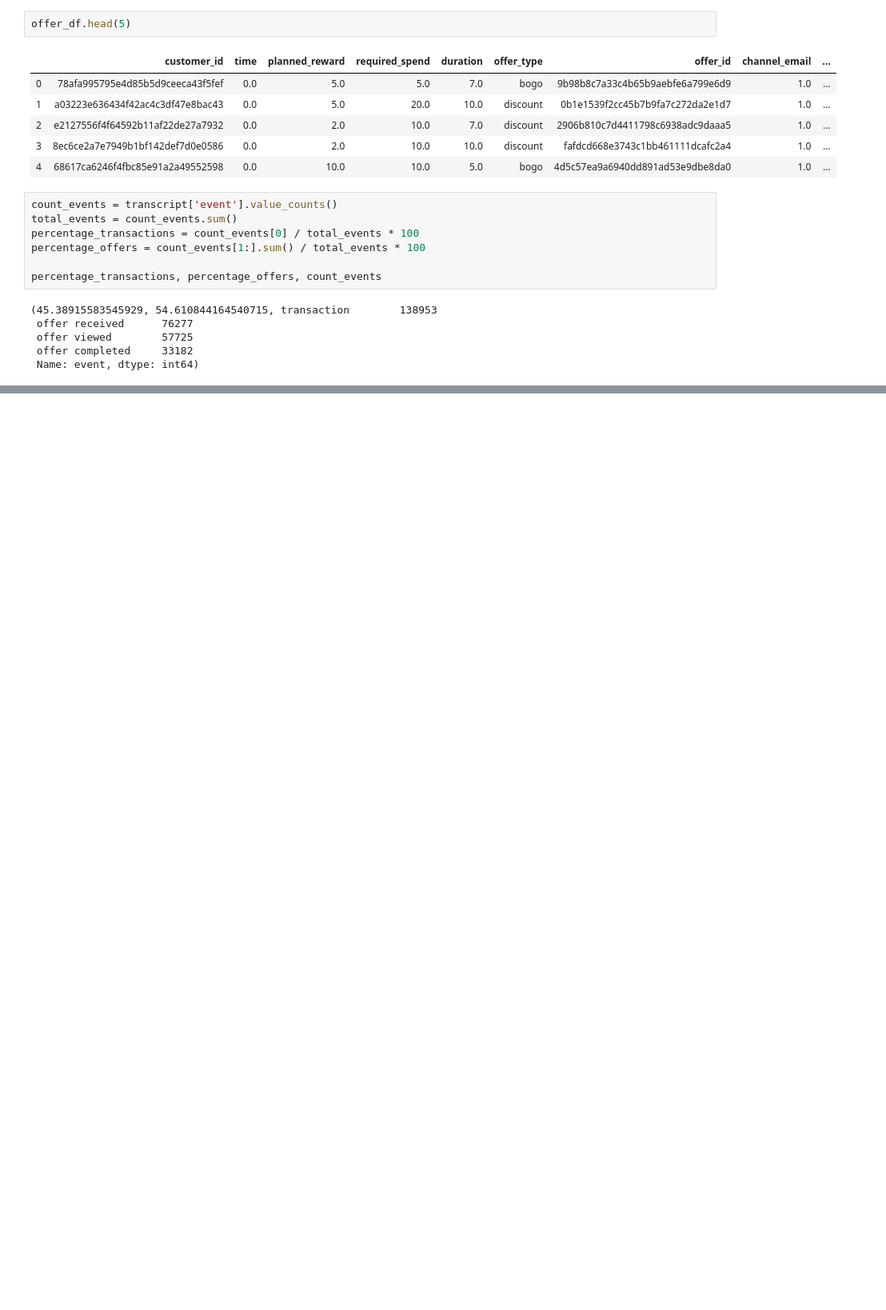
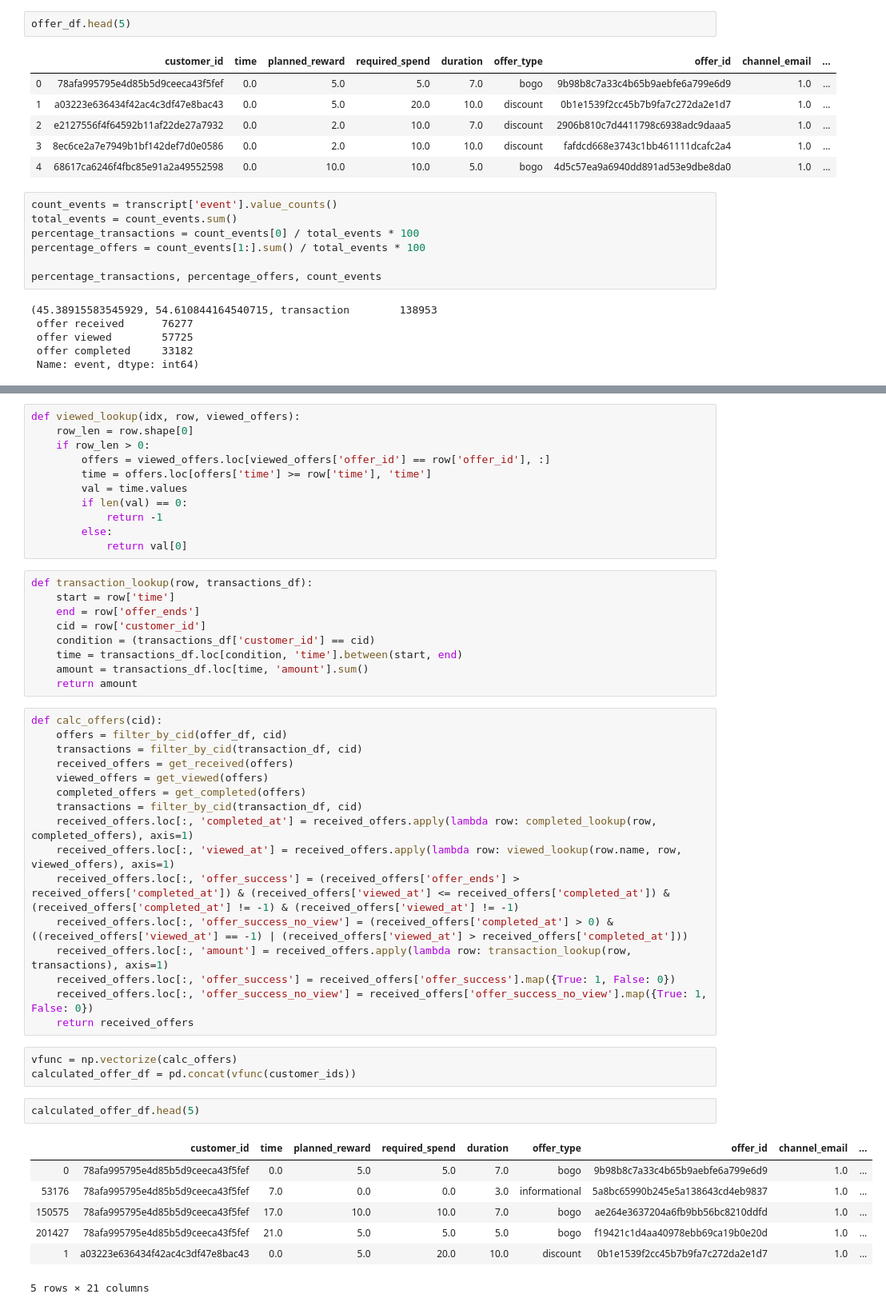
Before and after one commit to tarasowski/starbucks-offer-engine, a Jupyter notebook: notebooks/Starbucks Capstone Alpha.ipynb, the cells around one changed output, grey strips where cells are left out. Shown: that part at 80% size. Cells and saved outputs as stored; diff of their text form; blank space fills up the shorter version.

```diff
--- a/notebooks/Starbucks Capstone Alpha.ipynb
+++ b/notebooks/Starbucks Capstone Alpha.ipynb
@@ -261,0 +329,49 @@ offer_df['offer_valid'] = offer_df.apply(lambda x: x['time'] + x['duration'], ax
+# %%
+def viewed_lookup(idx, row, viewed_offers):
+    row_len = row.shape[0]
+    if row_len > 0:
+        offers = viewed_offers.loc[viewed_offers['offer_id'] == row['offer_id'], :]
+        time = offers.loc[offers['time'] >= row['time'], 'time']
+        val = time.values
+        if len(val) == 0:
+            return -1
+        else:
+            return val[0]
+# %%
+def transaction_lookup(row, transactions_df):
+    start = row['time']
+    end = row['offer_ends']
+    cid = row['customer_id']
+    condition = (transactions_df['customer_id'] == cid)
+    time = transactions_df.loc[condition, 'time'].between(start, end)
+    amount = transactions_df.loc[time, 'amount'].sum()
+    return amount
+# %%
+def calc_offers(cid):
+    offers = filter_by_cid(offer_df, cid)
+    transactions = filter_by_cid(transaction_df, cid)
+    received_offers = get_received(offers)
+    viewed_offers = get_viewed(offers)
+    completed_offers = get_completed(offers)
+    transactions = filter_by_cid(transaction_df, cid)
+    received_offers.loc[:, 'completed_at'] = received_offers.apply(lambda row: completed_lookup(row, completed_offers), axis=1)
+    received_offers.loc[:, 'viewed_at'] = received_offers.apply(lambda row: viewed_lookup(row.name, row, viewed_offers), axis=1)
+    received_offers.loc[:, 'offer_success'] = (received_offers['offer_ends'] > received_offers['completed_at']) & (received_offers['viewed_at'] <= received_offers['completed_at']) & (received_offers['completed_at'] != -1) & (received_offers['viewed_at'] != -1)
+    received_offers.loc[:, 'offer_success_no_view'] = (received_offers['completed_at'] > 0) & ((received_offers['viewed_at'] == -1) | (received_offers['viewed_at'] > received_offers['completed_at']))
+    received_offers.loc[:, 'amount'] = received_offers.apply(lambda row: transaction_lookup(row, transactions), axis=1)
+    received_offers.loc[:, 'offer_success'] = received_offers['offer_success'].map({True: 1, False: 0})
+    received_offers.loc[:, 'offer_success_no_view'] = received_offers['offer_success_no_view'].map({True: 1, False: 0})
+    return received_offers
+# %%
+vfunc = np.vectorize(calc_offers)
+calculated_offer_df = pd.concat(vfunc(customer_ids))
+# %%
+calculated_offer_df.head(5)
+# %% [output]
+|  | customer_id | time | planned_reward | required_spend | duration | offer_type | offer_id | channel_email | ... |
+| 0 | 78afa995795e4d85b5d9ceeca43f5fef | 0.0 | 5.0 | 5.0 | 7.0 | bogo | 9b98b8c7a33c4b65b9aebfe6a799e6d9 | 1.0 | ... |
+| 53176 | 78afa995795e4d85b5d9ceeca43f5fef | 7.0 | 0.0 | 0.0 | 3.0 | informational | 5a8bc65990b245e5a138643cd4eb9837 | 1.0 | ... |
+| 150575 | 78afa995795e4d85b5d9ceeca43f5fef | 17.0 | 10.0 | 10.0 | 7.0 | bogo | ae264e3637204a6fb9bb56bc8210ddfd | 1.0 | ... |
+| 201427 | 78afa995795e4d85b5d9ceeca43f5fef | 21.0 | 5.0 | 5.0 | 5.0 | bogo | f19421c1d4aa40978ebb69ca19b0e20d | 1.0 | ... |
+| 1 | a03223e636434f42ac4c3df47e8bac43 | 0.0 | 5.0 | 20.0 | 10.0 | discount | 0b1e1539f2cc45b7b9fa7c272da2e1d7 | 1.0 | ... |
+5 rows × 21 columns
```
Also changed, not shown: parts of 37 cells of this notebook, 1 other file.
